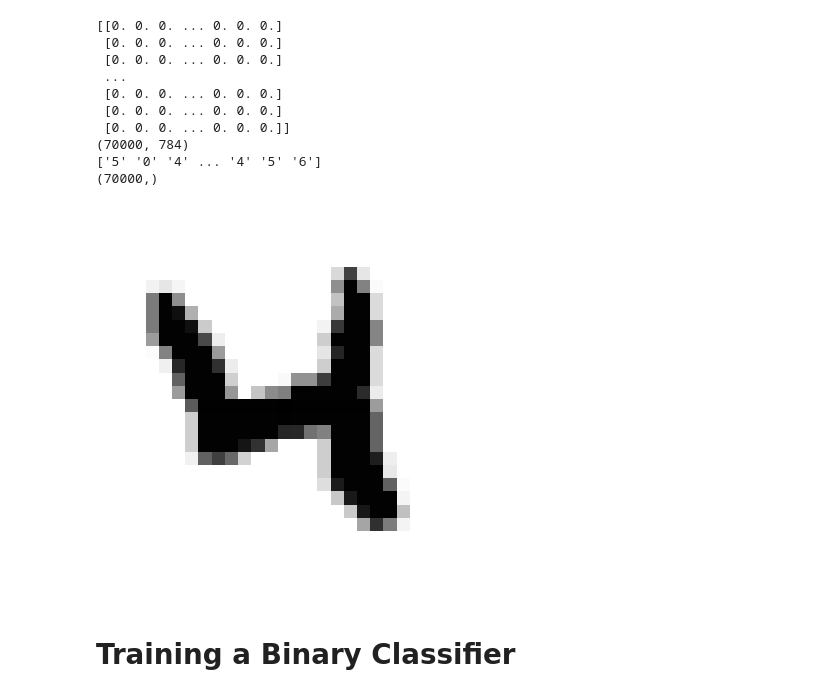
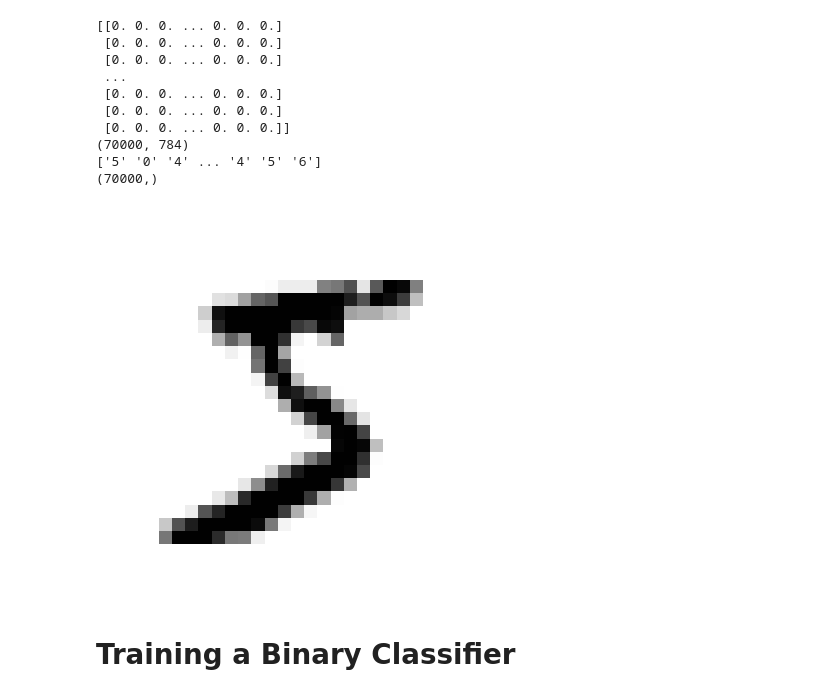
Before and after one commit to maruf037/Classification_sklearn, a Jupyter notebook: MNIST.ipynb, the cells around one changed output. Drawn from its saved outputs; the diff is of its cells as text; code cells hidden in the pictures.

```diff
--- a/MNIST.ipynb
+++ b/MNIST.ipynb
@@ -23,17 +23,17 @@ print(y.shape)
 # %%
 import matplotlib.pyplot as plt
 
 def plot_digit(image_data):
     image = image_data.reshape(28, 28)
     plt.imshow(image, cmap='binary')
     plt.axis('off')
 
 
-some_digit = X[20]
+some_digit = X[0]
 plot_digit(some_digit)
 plt.show()
 # %% [output]
-[figure, old version]
+[figure, new version]
 # %%
 X_train, X_test, y_train, y_test = X[:60000], X[60000:], y[:60000], y[60000:]
 # %% [markdown]
```
Also changed, not shown: parts of 3 cells of this notebook.
